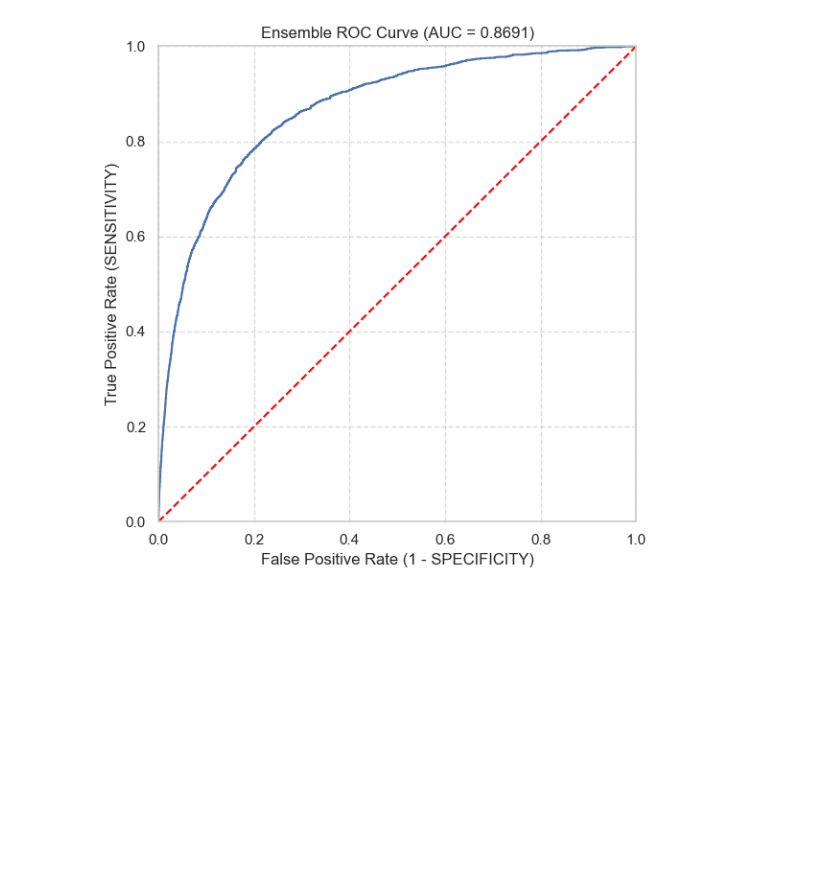
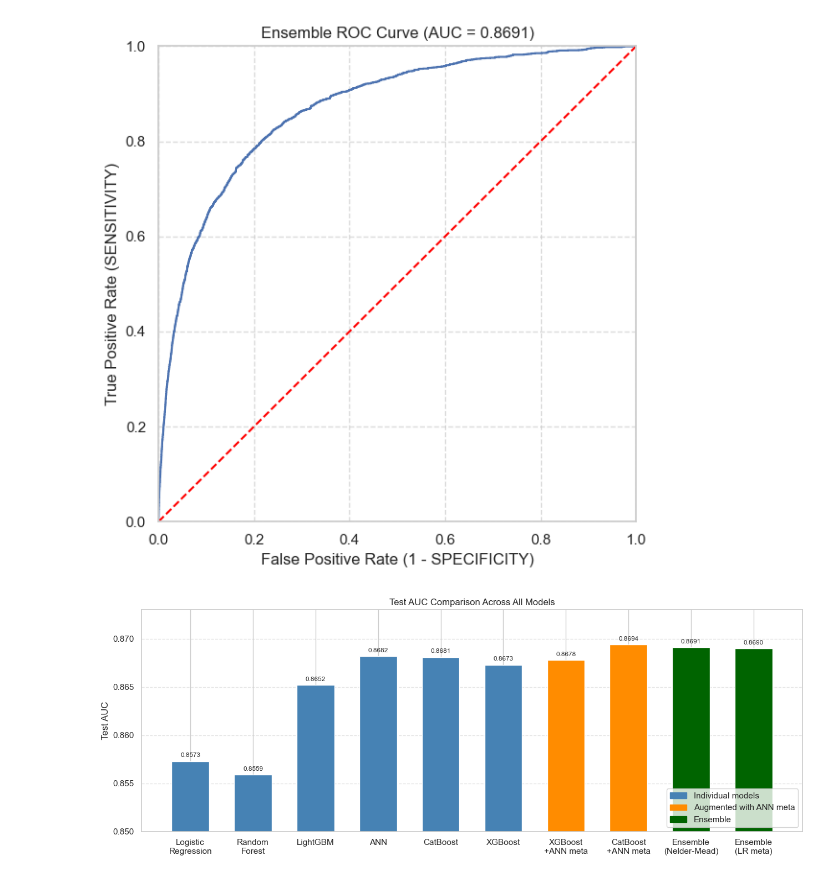
Before and after one commit to giuliacavoletti/NAML_project, a Jupyter notebook: src/GiveMeSomeCredit_logisticreg.ipynb, the cells around one changed output. Saved outputs shown, nothing was run; the diff lists cells and outputs as text; code cells hidden in the pictures; blank space fills up the shorter version.

```diff
--- a/src/GiveMeSomeCredit_logisticreg.ipynb
+++ b/src/GiveMeSomeCredit_logisticreg.ipynb
@@ -1160,3 +1168,42 @@ fpr, tpr, _ = roc_curve(y_test, opt_preds)
 plot_roc_curve(fpr, tpr, label=f"Ensemble ROC Curve (AUC = {roc_auc_score(y_test, opt_preds):.4f})")
 # %% [output]
 [figure]
+# %%
+models = [
+    'Logistic\nRegression', 'Random\nForest', 'LightGBM',
+    'ANN', 'CatBoost', 'XGBoost',
+    'XGBoost\n+ANN meta', 'CatBoost\n+ANN meta',
+    'Ensemble\n(Nelder-Mead)', 'Ensemble\n(LR meta)'
+]
+aucs = [0.8573, 0.8559, 0.8652, 0.8682, 0.8681, 0.8673,
+        0.8678, 0.8694, 0.8691, 0.8690]
+colors = (['steelblue'] * 6 +      # individual models
+          ['darkorange'] * 2 +      # augmented models
+          ['darkgreen'] * 2)        # ensembles
+
+fig, ax = plt.subplots(figsize=(13, 5))
+bars = ax.bar(models, aucs, color=colors, edgecolor='white', width=0.6)
+
+# Annotate each bar with its AUC value
+for bar, auc in zip(bars, aucs):
+    ax.text(bar.get_x() + bar.get_width() / 2,
+            bar.get_height() + 0.0003,
+            f'{auc:.4f}', ha='center', va='bottom', fontsize=8.5)
+
+ax.set_ylim(0.850, 0.873)
+ax.set_ylabel('Test AUC')
+ax.set_title('Test AUC Comparison Across All Models')
+ax.grid(True, linestyle='--', alpha=0.5, axis='y')
+ax.yaxis.set_major_formatter(plt.FormatStrFormatter('%.3f'))
+
+# Legend
+from matplotlib.patches import Patch
+legend_elements = [Patch(color='steelblue',   label='Individual models'),
+                   Patch(color='darkorange',   label='Augmented with ANN meta'),
+                   Patch(color='darkgreen',    label='Ensemble')]
+ax.legend(handles=legend_elements, loc='lower right')
+
+plt.tight_layout()
+plt.show()
+# %% [output]
+[figure, added]
```
Also changed, not shown: parts of 2 cells of this notebook.
